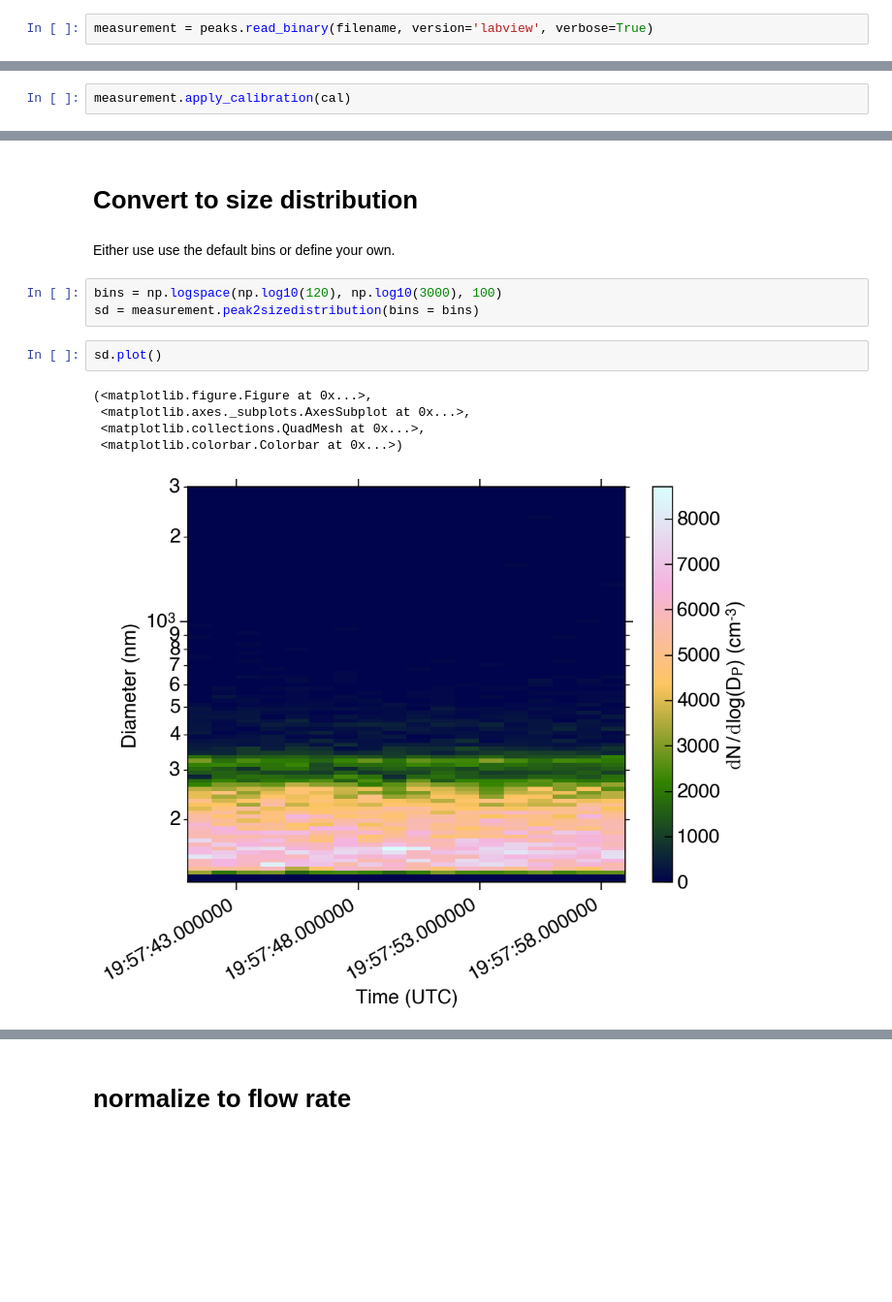
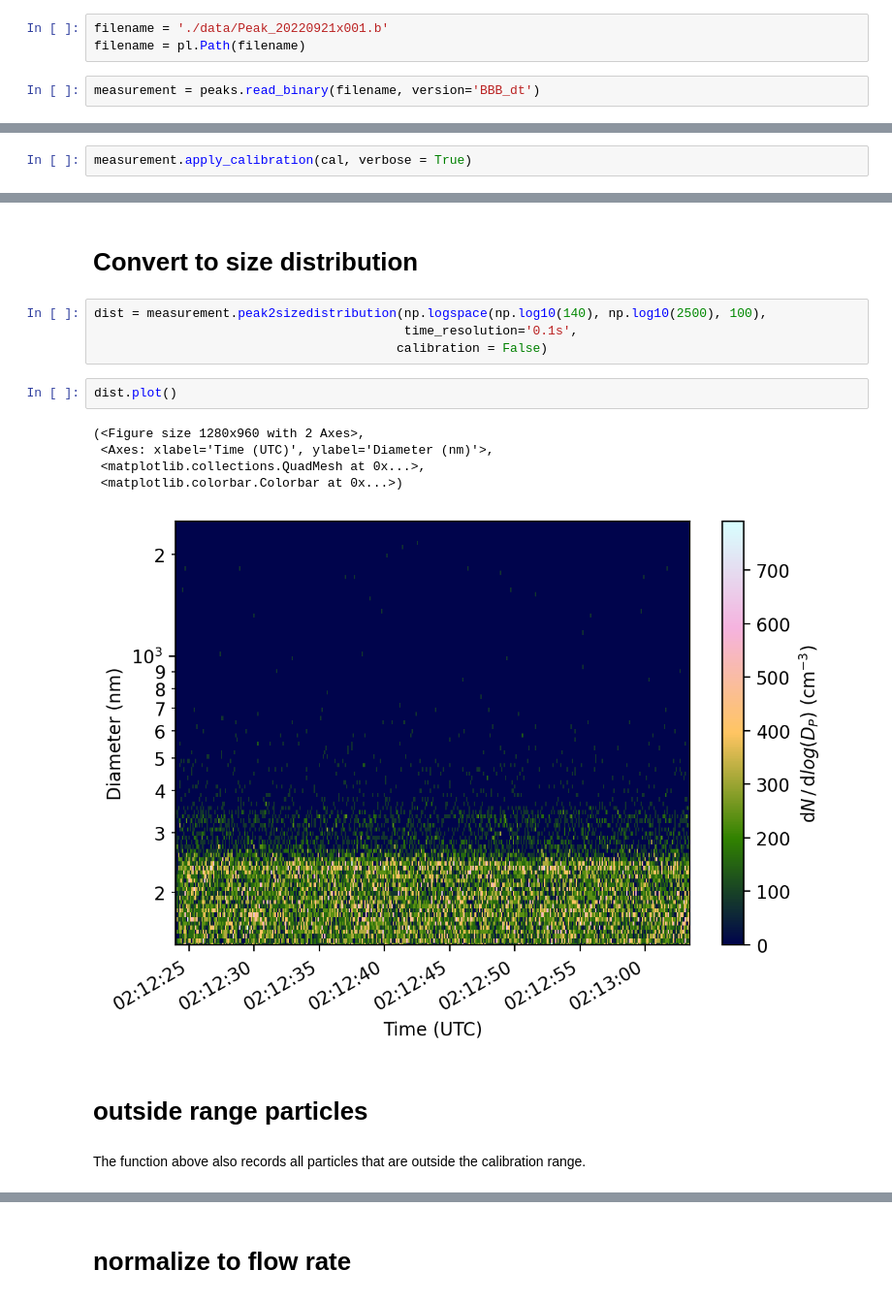
Before and after one commit to hagne/atm-py, a Jupyter notebook: examples/instruments_POPS_peak.ipynb, the cells around one changed output, grey strips where cells are left out. Shown at 97% size. Cells and saved outputs as stored; diff of their text form; blank space fills up the shorter version.

```diff
--- a/examples/instruments_POPS_peak.ipynb
+++ b/examples/instruments_POPS_peak.ipynb
@@ -26,2 +25,5 @@ pathlib.PosixPath
+# %%
+filename = './data/Peak_20220921x001.b'
+filename = pl.Path(filename)
 # %%
-measurement = peaks.read_binary(filename, version='labview', verbose=True)
+measurement = peaks.read_binary(filename, version='BBB_dt')
@@ -54,5 +38,5 @@ cal = calibration.read_csv('./data/POPS_calibration.csv')
 # %% [markdown]
 Then we apply this calibration which adds an extra column to the data set containg the particle size.
 # %%
-measurement.apply_calibration(cal)
+measurement.apply_calibration(cal, verbose = True)
 # %% [output]
@@ -62,16 +63,19 @@ measurement.apply_calibration(cal)
 # %% [markdown]
 # Convert to size distribution
-# %% [markdown]
-Either use use the default bins or define your own.
-# %%
-bins = np.logspace(np.log10(120), np.log10(3000), 100)
-sd = measurement.peak2sizedistribution(bins = bins)
+# %%
+dist = measurement.peak2sizedistribution(np.logspace(np.log10(140), np.log10(2500), 100),
+                                         time_resolution='0.1s',
+                                        calibration = False)
 # %%
-sd.plot()
+dist.plot()
 # %% [output]
-(<matplotlib.figure.Figure at 0x...>,
- <matplotlib.axes._subplots.AxesSubplot at 0x...>,
+(<Figure size 1280x960 with 2 Axes>,
+ <Axes: xlabel='Time (UTC)', ylabel='Diameter (nm)'>,
  <matplotlib.collections.QuadMesh at 0x...>,
  <matplotlib.colorbar.Colorbar at 0x...>)
-[figure, old version]
+[figure, new version]
+# %% [markdown]
+# outside range particles
+# %% [markdown]
+The function above also records all particles that are outside the calibration range.
 # %%
```
Also changed, not shown: parts of 23 cells of this notebook, 7 other files.
